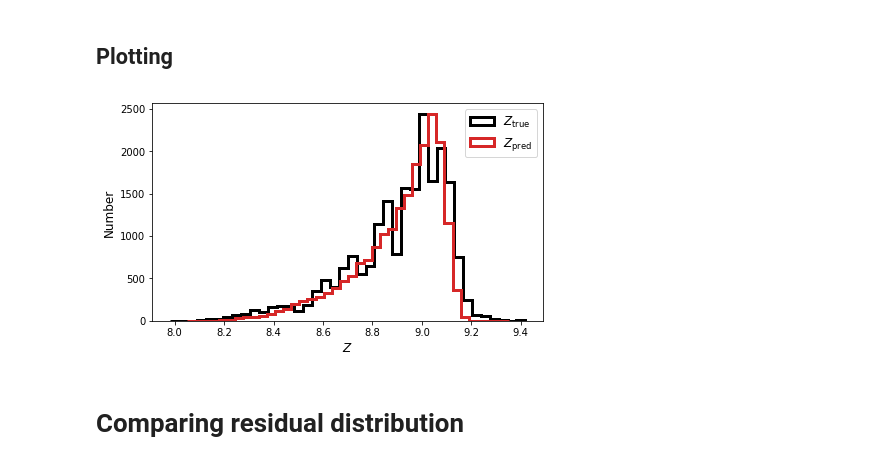
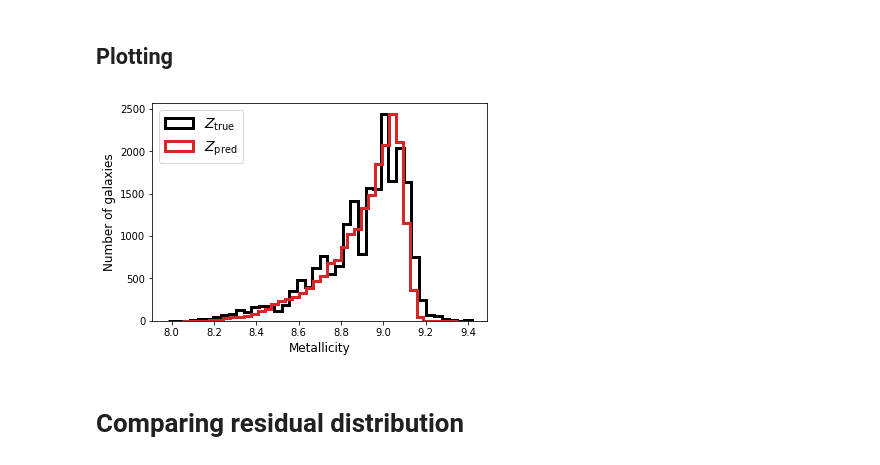
Before and after one commit to jwuphysics/galaxy-cnns, a Jupyter notebook: notebook/paper/03-metallicity_distribution.ipynb, the cells around one changed output. Cells and saved outputs as stored; diff of their text form; code cells hidden in the pictures.

Commit message:
more fixing up figures

```diff
--- a/notebook/paper/03-metallicity_distribution.ipynb
+++ b/notebook/paper/03-metallicity_distribution.ipynb
@@ -49,19 +49,19 @@ Predicted Z binsize: 0.0163
 # %% [markdown]
 ## Plotting
 # %%
-fig, ax = plt.subplots(1, 1, figsize=(7, 4))
+fig, ax = plt.subplots(1, 1, figsize=(6, 4))
 
 ax.hist(df.oh_p50, bins=bins, range=histrange_true, color='k', histtype='step', lw=3, label=r'$Z_{\rm true}$');
 ax.hist(df.prediction, bins=bins, range=histrange_pred, color='C3', histtype='step', lw=3, ls='-', label=r'$Z_{\rm pred}$')
 
-ax.legend(fontsize=12, loc='upper right')
+ax.legend(fontsize=14, loc='upper left')
 
-ax.set_xlabel('$Z$', fontsize=12)
-ax.set_ylabel('Number', fontsize=12);
+ax.set_xlabel('Metallicity', fontsize=12)
+ax.set_ylabel('Number of galaxies', fontsize=12);
 
 fig.savefig(f'{PATH}/results/03-Z_distribution.pdf')
 # %% [output]
-[figure, old version]
+[figure, new version]
 # %% [markdown]
 # Comparing residual distribution
 # %%
```
Also changed, not shown: parts of 12 cells of this notebook, 6 other files.
